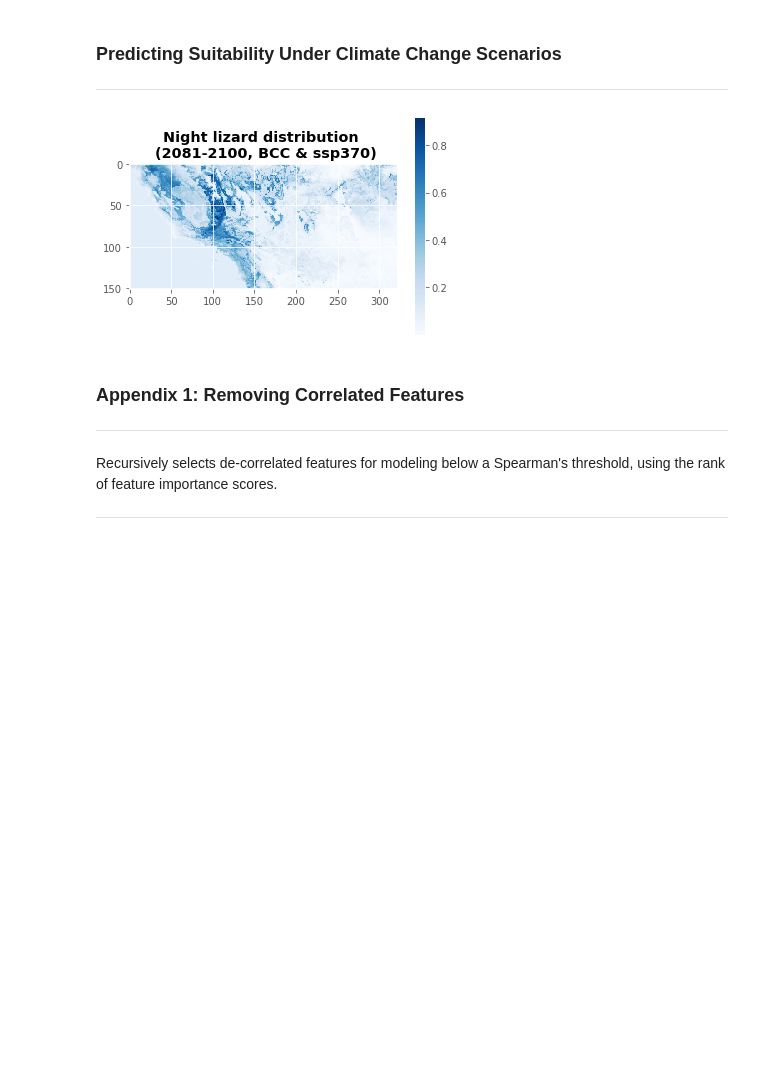
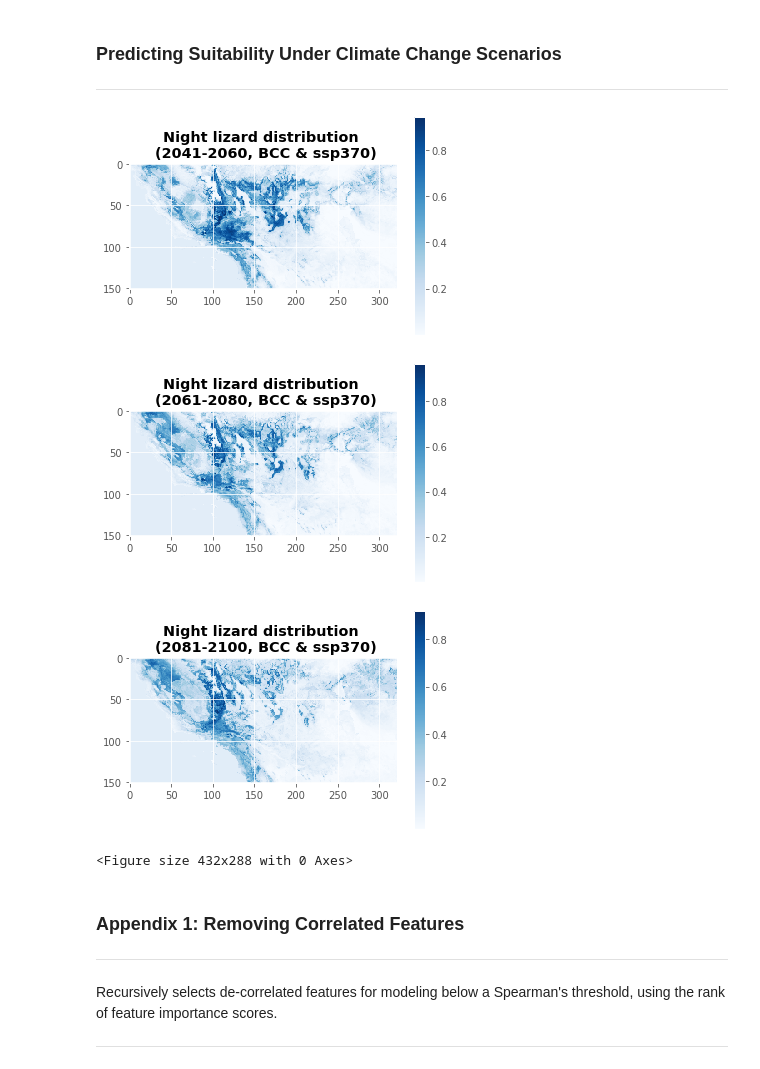
Before and after one commit to daniel-furman/ensemble-climate-projections, a Jupyter notebook: Comparing_MLs.ipynb, the cells around one changed output. Saved outputs shown, nothing was run; the diff lists cells and outputs as text; code cells hidden in the pictures; blank space fills up the shorter version.

```diff
--- a/Comparing_MLs.ipynb
+++ b/Comparing_MLs.ipynb
@@ -211,9 +211,14 @@ tag = 'ssp370_2081-2100'
 exec(open('future_projection.py').read())
 # %%
-future = rasterio.open('data/CMIP6/ssp370_2081-2100/BCC/probability_1.0.tif').read(1)
-plotit(future, 'Night lizard distribution \n (2081-2100, BCC & ssp370)')
+for i in ['2041-2060','2061-2080','2081-2100']:
+    future = rasterio.open('data/CMIP6/ssp370_' + i + '/BCC/probability_1.0.tif').read(1)
+    plotit(future, 'Night lizard distribution \n ('+ i + ', BCC & ssp370)')
+    plt.figure()
 # %% [output]
-[figure, old version]
+[figure, new version]
+[figure, added]
+[figure, added]
+<Figure size 432x288 with 0 Axes>
 # %% [markdown]
 ### Appendix 1: Removing Correlated Features
 ---
```
Also changed, not shown: parts of 5 cells of this notebook.
